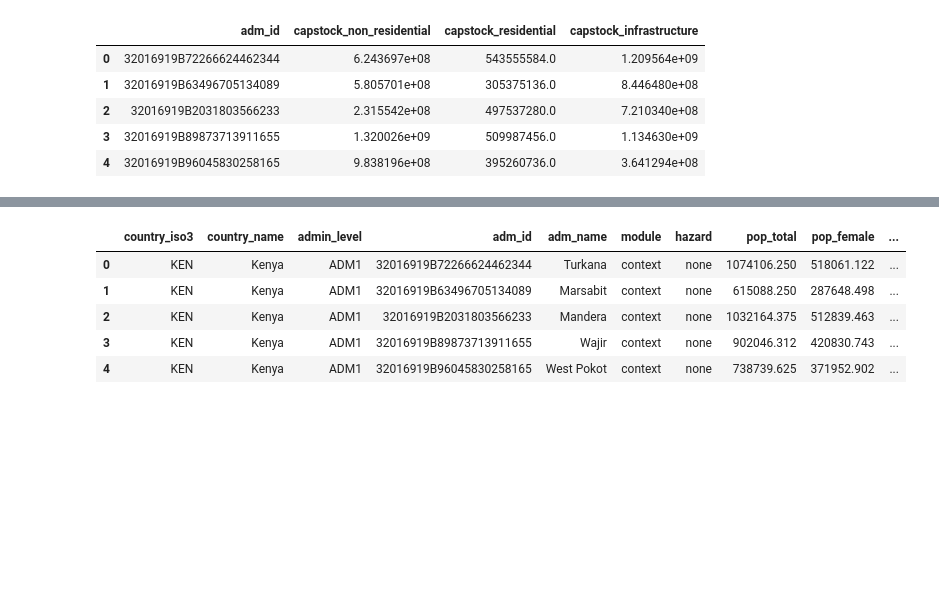
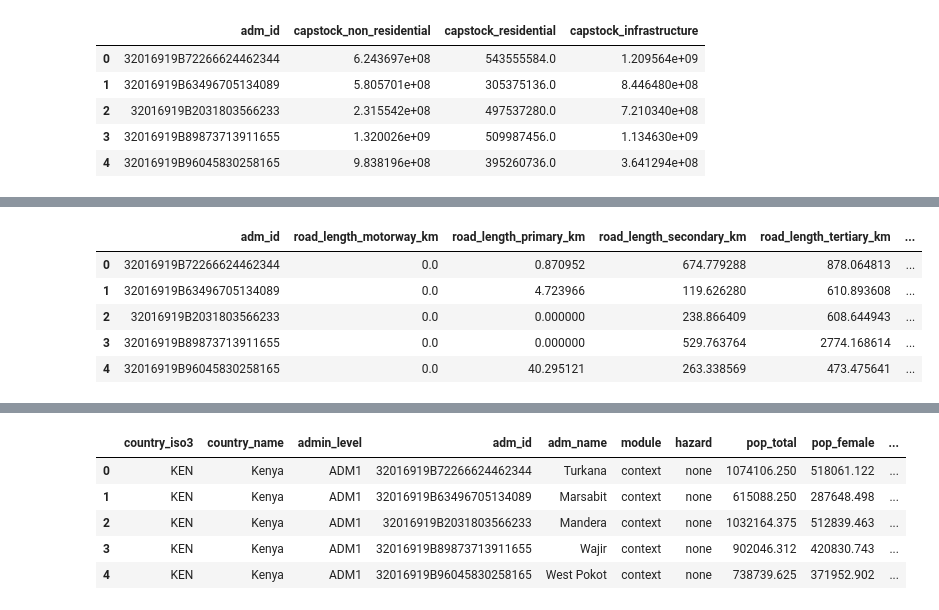
Before and after one commit to nismod/national_tool_metrics, a Jupyter notebook: notebooks/01_context_metrics.ipynb, the cells around one changed output, grey strips where cells are left out. Cells and saved outputs as stored; diff of their text form; code cells hidden in the pictures; blank space fills up the shorter version.

Commit message:
add network infrastructure metrics

```diff
--- a/notebooks/01_context_metrics.ipynb
+++ b/notebooks/01_context_metrics.ipynb
@@ -37,6 +37,7 @@ BOUNDARY_PATH = REPO_ROOT / "data" / "boundaries" / COUNTRY_ISO3 / ADMIN_LEVEL /
 WORLDPOP_DIR = REPO_ROOT / "data" / "raw" / COUNTRY_ISO3 / MODULE / "worldpop"
 RWI_DIR = REPO_ROOT / "data" / "raw" / COUNTRY_ISO3 / MODULE / "rwi"
 CAPITAL_STOCK_DIR = REPO_ROOT / "data" / "raw" / COUNTRY_ISO3 / MODULE / "capital_stock"
+INFRASTRUCTURE_DIR = REPO_ROOT / "data" / "raw" / COUNTRY_ISO3 / "infrastructure"
 OUTPUT_DIR = REPO_ROOT / "results" / COUNTRY_ISO3 / MODULE
 OUTPUT_PATH = OUTPUT_DIR / f"{COUNTRY_ISO3}_{ADMIN_LEVEL}_{MODULE}_metrics.csv"
 
@@ -508,0 +520,11 @@ capital_stock_metrics.head()
+# %%
+network_paths = {
+    "road": INFRASTRUCTURE_DIR / "flooding" / "river-jrc_road_damages.gpkg",
+    "rail": INFRASTRUCTURE_DIR / "flooding" / "river-jrc_rail_damages.gpkg",
+    "power": INFRASTRUCTURE_DIR / "tc" / "power.gpkg",
+}
+
+for network_name, network_path in network_paths.items():
+    check_path_exists(network_path, f"{network_name} network")
+
+network_paths
@@ -508,0 +535,60 @@ capital_stock_metrics.head()
+# %%
+def normalize_metric_token(value: object) -> str:
+    """Convert a category value into a compact metric-name token."""
+    token = str(value).lower().strip()
+    token = re.sub(r"^(road|rail|power)_", "", token)
+    token = re.sub(r"[^a-z0-9]+", "_", token).strip("_")
+    return token or "unknown"
+
+
+def network_length_by_admin(
+    network_path: Path,
+    polygons: gpd.GeoDataFrame,
+    group_column: str | None = None,
+    metric_prefix: str = "network_length",
+) -> pd.DataFrame:
+    """Clip linework to admin regions and summarize intersected length in km."""
+    lines = gpd.read_file(network_path)
+    lines = lines[~lines.geometry.is_empty & lines.geometry.notna()].copy()
+    if lines.empty:
+        raise ValueError(f"No valid line geometries found in {network_path}")
+
+    metric_crs = polygons.estimate_utm_crs() or "EPSG:3857"
+    polygons_for_length = polygons[["adm_id", "geometry"]].to_crs(metric_crs)
+    lines_for_length = lines.to_crs(metric_crs)
+
+    columns = [group_column, "geometry"] if group_column else ["geometry"]
+    clipped = gpd.overlay(lines_for_length[columns], polygons_for_length, how="intersection")
+    clipped = clipped[~clipped.geometry.is_empty & clipped.geometry.notna()].copy()
+    clipped["length_km"] = clipped.geometry.length / 1_000
+
+    if group_column:
+        clipped[group_column] = clipped[group_column].fillna("unknown")
+        grouped = clipped.groupby(["adm_id", group_column])["length_km"].sum().reset_index()
+        grouped["metric_name"] = grouped[group_column].map(lambda value: f"{metric_prefix}_{normalize_metric_token(value)}_km")
+        metrics = grouped.pivot_table(index="adm_id", columns="metric_name", values="length_km", fill_value=0)
+    else:
+        metrics = clipped.groupby("adm_id")["length_km"].sum().to_frame(f"{metric_prefix}_km")
+
+    metrics.columns.name = None
+    return polygons[["adm_id"]].merge(metrics.reset_index(), on="adm_id", how="left").fillna(0)
+
+
+# Clip each network to admin boundaries before measuring length.
+road_length_metrics = network_length_by_admin(
+    network_paths["road"],
+    admin_regions,
+    group_column="asset_type",
+    metric_prefix="road_length",
+)
+rail_length_metrics = network_length_by_admin(network_paths["rail"], admin_regions, metric_prefix="rail_length")
+power_length_metrics = network_length_by_admin(network_paths["power"], admin_regions, metric_prefix="power_transmission_length")
+
+road_length_metrics.head()
+# %% [output]
+|  | adm_id | road_length_motorway_km | road_length_primary_km | road_length_secondary_km | road_length_tertiary_km | ... |
+| 0 | 32016919B72266624462344 | 0.0 | 0.870952 | 674.779288 | 878.064813 | ... |
+| 1 | 32016919B63496705134089 | 0.0 | 4.723966 | 119.626280 | 610.893608 | ... |
+| 2 | 32016919B2031803566233 | 0.0 | 0.000000 | 238.866409 | 608.644943 | ... |
+| 3 | 32016919B89873713911655 | 0.0 | 0.000000 | 529.763764 | 2774.168614 | ... |
+| 4 | 32016919B96045830258165 | 0.0 | 40.295121 | 263.338569 | 473.475641 | ... |
```
Also changed, not shown: parts of 5 cells of this notebook, 1 other file.
